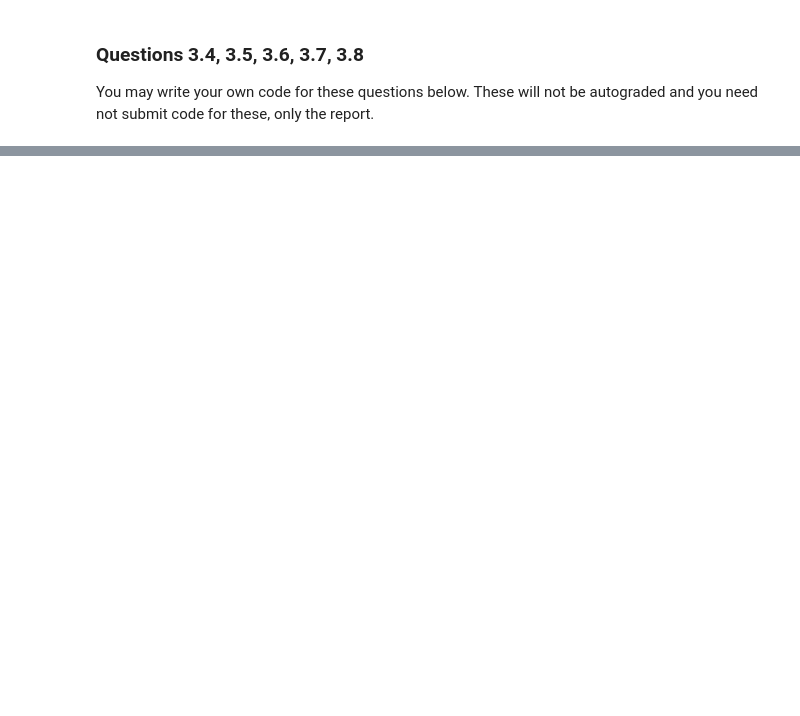
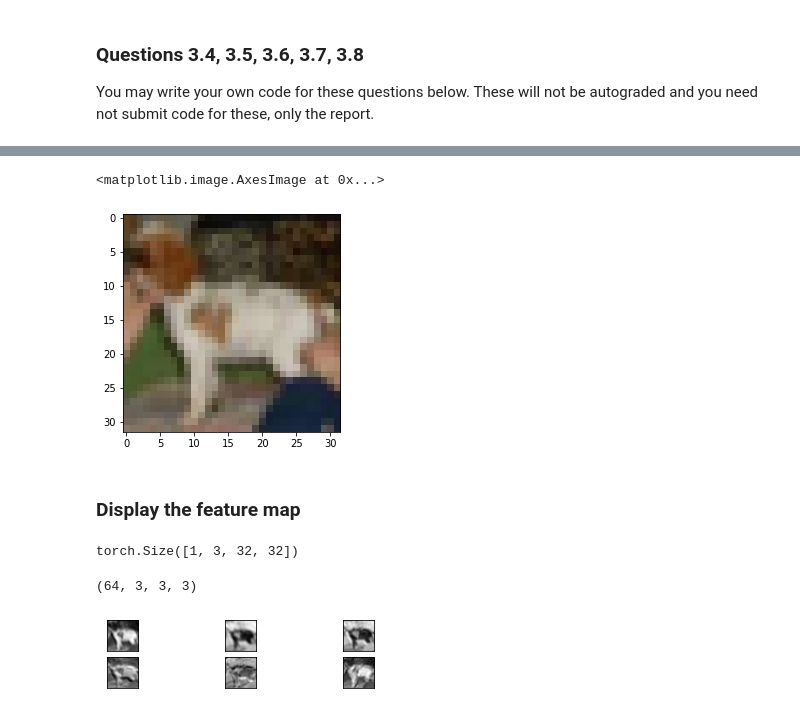
Before and after one commit to LatentDream/deep-learning, a Jupyter notebook: Assignment_1/solution.ipynb, the cells around one changed output, grey strips where cells are left out. Drawn from its saved outputs; the diff is of its cells as text; code cells hidden in the pictures; blank space fills up the shorter version.

```diff
--- a/Assignment_1/solution.ipynb
+++ b/Assignment_1/solution.ipynb
@@ -1035,3 +1103,57 @@ if __name__ == "__main__":
 # %%
-# import matplotlib.pyplot as plt
-# plt.imshow(vis_image.squeeze().permute(1, 2, 0).cpu().detach().numpy())
+import matplotlib.pyplot as plt
+plt.imshow(vis_image.squeeze().permute(1, 2, 0).cpu().detach().numpy())
+# %% [output]
+<matplotlib.image.AxesImage at 0x...>
+[figure, added]
+# %% [markdown]
+### Display the feature map
+# %%
+vis_image.shape
+# %% [output]
+torch.Size([1, 3, 32, 32])
+# %%
+first_filters.shape
+# %% [output]
+(64, 3, 3, 3)
+# %%
+# Fin output size
+nb_img, channel, dim_x_img, dim_y_img = vis_image.shape
+dim_out = (dim_x_img-3)//1 + 1
+
+""" This oculd be speed up with matrix multiplication ... """
+# For each filter
+
+output = np.zeros((64, dim_out, dim_out))
+
+for filter_idx in range(first_filters.shape[0]):
+    filter = first_filters[filter_idx]
+
+    for channel_i in range(filter.shape[0]):
+        # Apply kernel
+        kernel = filter[channel_i]
+        img = vis_image[0, channel_i].numpy()
+        for i in range(0, dim_out):
+            for j in range(0, dim_out):
+                # Select part of the img
+                img_patch = img[i:i+3, j:j+3]
+                # Apply kernel
+                kernel_output = np.multiply(img_patch, kernel)
+                kernel_output = np.sum(kernel_output)
+                # Save output
+                output[filter_idx, i, j] = kernel_output
+
+output.shape
+plt.imshow(output[0])
+i_idx = 1
+nb_filter = 6 # output.shape[0]
+for p_idx in range(nb_filter):
+    ax = plt.subplot(nb_filter, 3, i_idx)
+    ax.set_xticks([])
+    ax.set_yticks([])
+    # Plot
+    plt.imshow(output[p_idx,:,:], cmap='gray')
+    i_idx += 1
+plt.show()
+# %% [output]
+[figure, added]
```
Also changed, not shown: parts of 10 cells of this notebook.
